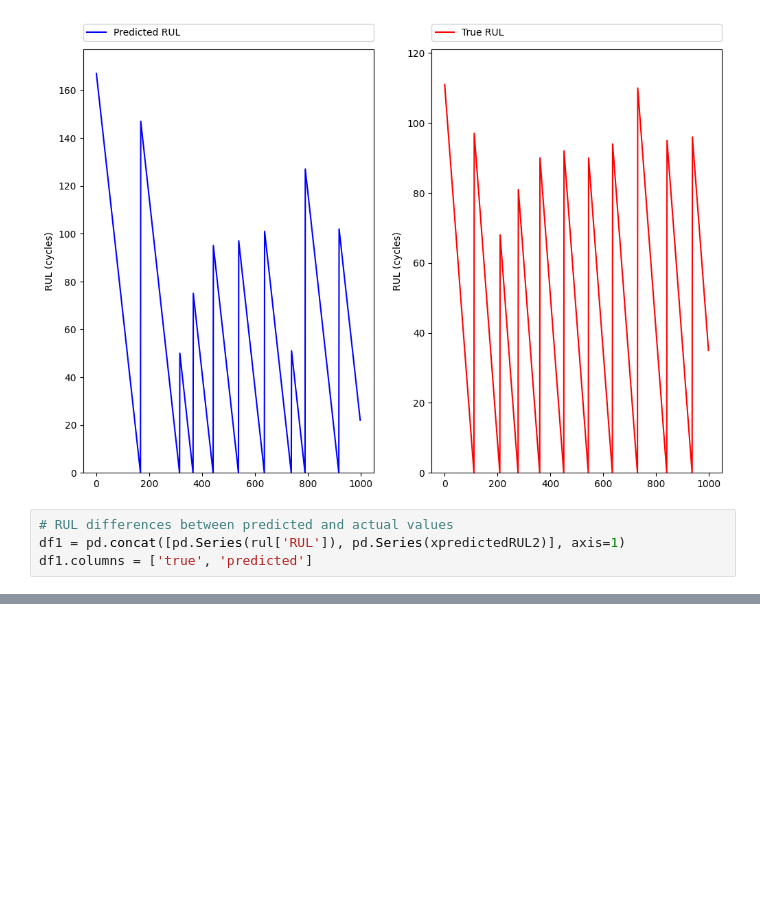
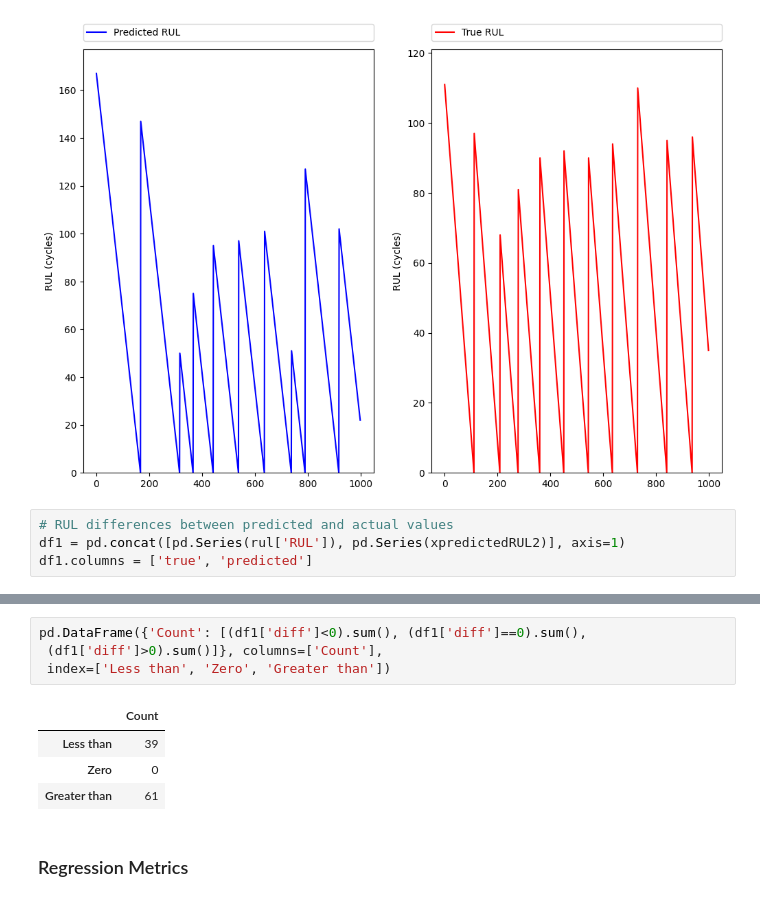
Before and after one commit to dalvino/dalvino, a Jupyter notebook: RUL_challenge.ipynb, the cells around one changed output, grey strips where cells are left out. Saved outputs shown, nothing was run; the diff lists cells and outputs as text; blank space fills up the shorter version.

```diff
--- a/RUL_challenge.ipynb
+++ b/RUL_challenge.ipynb
@@ -566,0 +583,11 @@ df1.columns = ['true', 'predicted']
+# %%
+pd.DataFrame({'Count': [(df1['diff']<0).sum(), (df1['diff']==0).sum(),
+ (df1['diff']>0).sum()]}, columns=['Count'],
+ index=['Less than', 'Zero', 'Greater than'])
+# %% [output]
+|  | Count |
+| Less than | 39 |
+| Zero | 0 |
+| Greater than | 61 |
+# %% [markdown]
+### Regression Metrics
```
Also changed, not shown: parts of 8 cells of this notebook.
